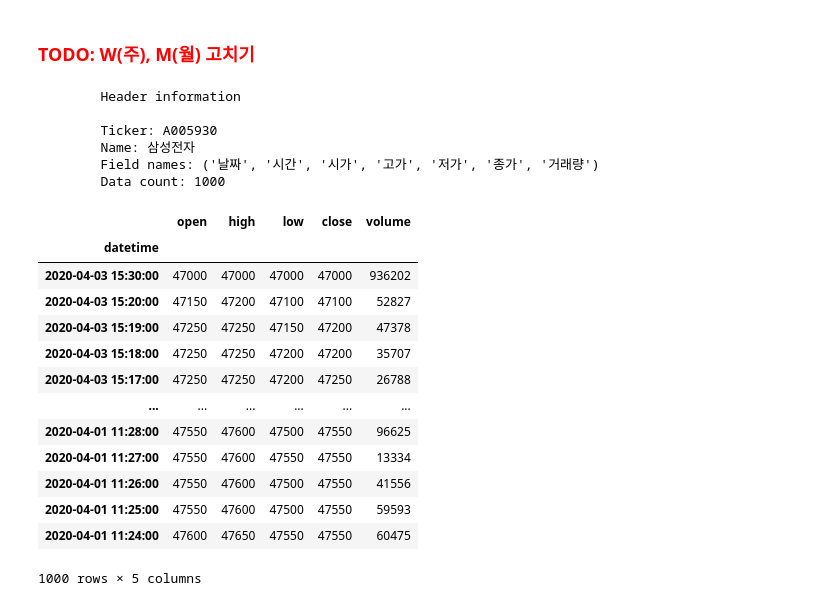
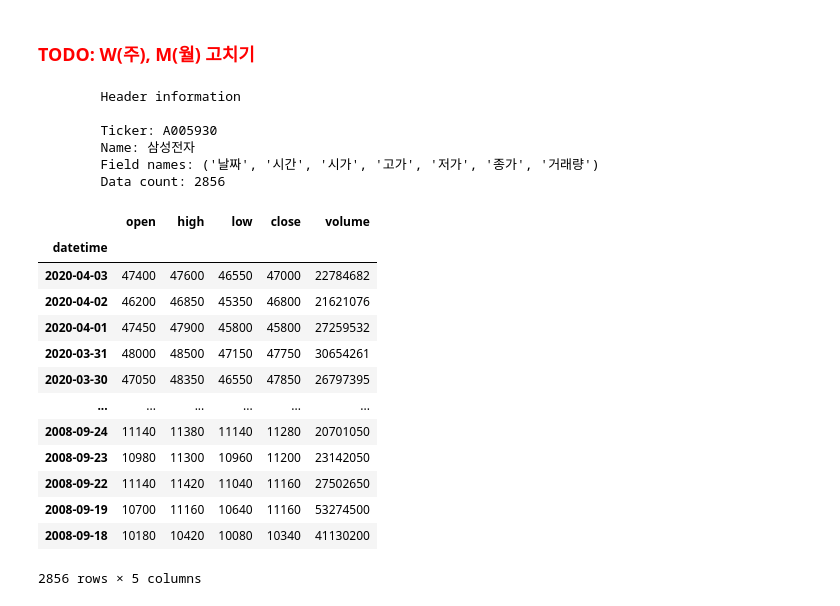
Before and after one commit to jaepil-choi/investment_strategy, a Jupyter notebook: investment_strategy/python37_32/cybos_data_importer.ipynb, the cells around one changed output. Saved outputs shown, nothing was run; the diff lists cells and outputs as text; code cells hidden in the pictures.

```diff
--- a/investment_strategy/python37_32/cybos_data_importer.ipynb
+++ b/investment_strategy/python37_32/cybos_data_importer.ipynb
@@ -257,25 +257,26 @@ def get_ohlcv(company, end_date=today, verbose=False, **kwargs):
 
     return df
 # %%
-get_ohlcv('삼성전자', verbose=True, time_interval='m')
+samsung = get_ohlcv('삼성전자', verbose=True, data_size=10000, time_interval='D')
+samsung
 # %% [output]
         Header information
 
         Ticker: A005930
         Name: 삼성전자
         Field names: ('날짜', '시간', '시가', '고가', '저가', '종가', '거래량')
-        Data count: 1000
+        Data count: 2856
 |  | open | high | low | close | volume |
 | datetime |  |  |  |  |  |
-| 2020-04-03 15:30:00 | 47000 | 47000 | 47000 | 47000 | 936202 |
-| 2020-04-03 15:20:00 | 47150 | 47200 | 47100 | 47100 | 52827 |
-| 2020-04-03 15:19:00 | 47250 | 47250 | 47150 | 47200 | 47378 |
-| 2020-04-03 15:18:00 | 47250 | 47250 | 47200 | 47200 | 35707 |
-| 2020-04-03 15:17:00 | 47250 | 47250 | 47200 | 47250 | 26788 |
+| 2020-04-03 | 47400 | 47600 | 46550 | 47000 | 22784682 |
+| 2020-04-02 | 46200 | 46850 | 45350 | 46800 | 21621076 |
+| 2020-04-01 | 47450 | 47900 | 45800 | 45800 | 27259532 |
+| 2020-03-31 | 48000 | 48500 | 47150 | 47750 | 30654261 |
+| 2020-03-30 | 47050 | 48350 | 46550 | 47850 | 26797395 |
 | ... | ... | ... | ... | ... | ... |
-| 2020-04-01 11:28:00 | 47550 | 47600 | 47500 | 47550 | 96625 |
-| 2020-04-01 11:27:00 | 47550 | 47600 | 47550 | 47550 | 13334 |
-| 2020-04-01 11:26:00 | 47550 | 47600 | 47500 | 47550 | 41556 |
-| 2020-04-01 11:25:00 | 47550 | 47600 | 47500 | 47550 | 59593 |
-| 2020-04-01 11:24:00 | 47600 | 47650 | 47550 | 47550 | 60475 |
+| 2008-09-24 | 11140 | 11380 | 11140 | 11280 | 20701050 |
+| 2008-09-23 | 10980 | 11300 | 10960 | 11200 | 23142050 |
+| 2008-09-22 | 11140 | 11420 | 11040 | 11160 | 27502650 |
+| 2008-09-19 | 10700 | 11160 | 10640 | 11160 | 53274500 |
+| 2008-09-18 | 10180 | 10420 | 10080 | 10340 | 41130200 |
-1000 rows × 5 columns
+2856 rows × 5 columns
```
Also changed, not shown: parts of 1 cell of this notebook.
